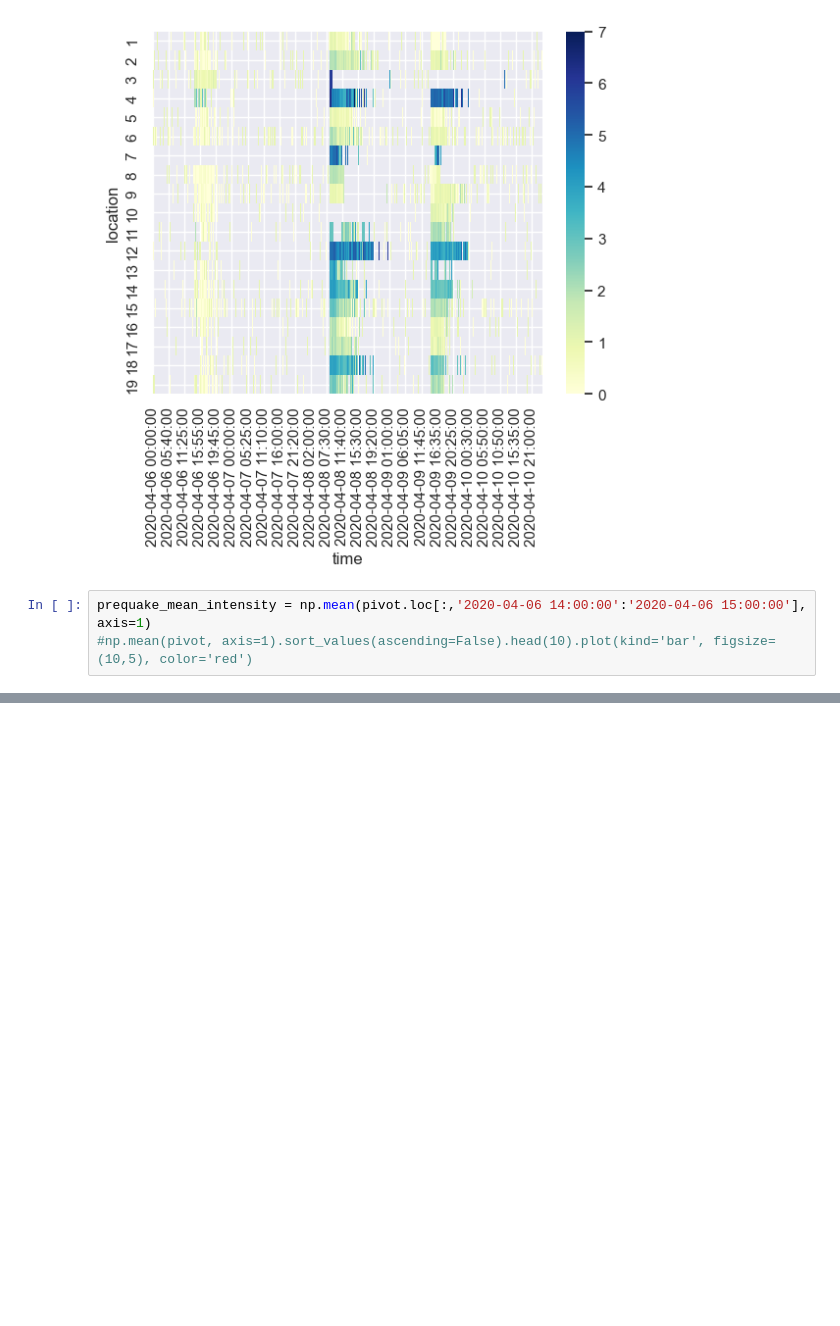
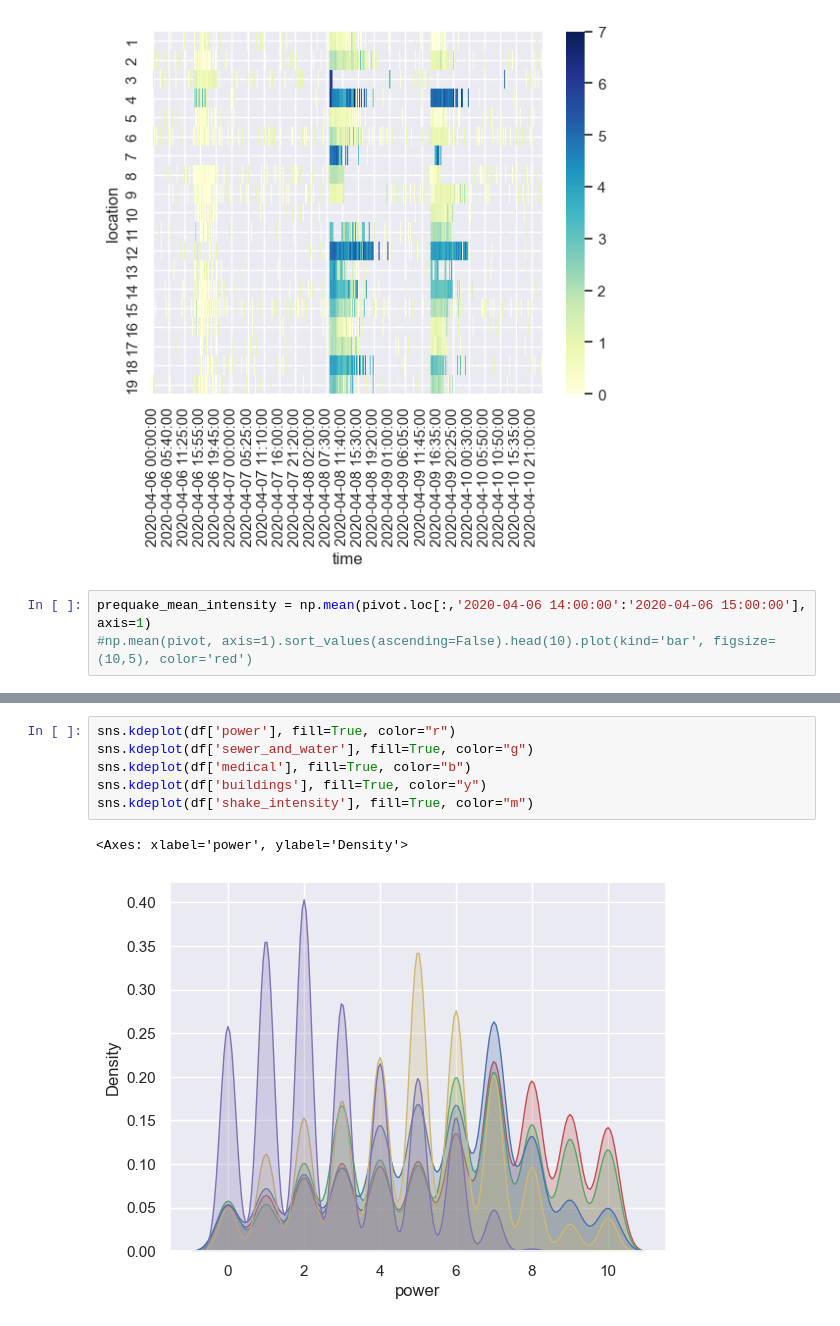
Before and after one commit to dasooni/VAST-19, a Jupyter notebook: project.ipynb, the cells around one changed output, grey strips where cells are left out. Saved outputs shown, nothing was run; the diff lists cells and outputs as text; blank space fills up the shorter version.

```diff
--- a/project.ipynb
+++ b/project.ipynb
@@ -78,0 +90,9 @@ sns.pointplot(x='location', y='sewer_and_water', data=df, ci=95, capsize=0.2)
+# %%
+sns.kdeplot(df['power'], fill=True, color="r")
+sns.kdeplot(df['sewer_and_water'], fill=True, color="g")
+sns.kdeplot(df['medical'], fill=True, color="b")
+sns.kdeplot(df['buildings'], fill=True, color="y")
+sns.kdeplot(df['shake_intensity'], fill=True, color="m")
+# %% [output]
+<Axes: xlabel='power', ylabel='Density'>
+[figure, added]
```
Also changed, not shown: parts of 4 cells of this notebook, 7 other files.
